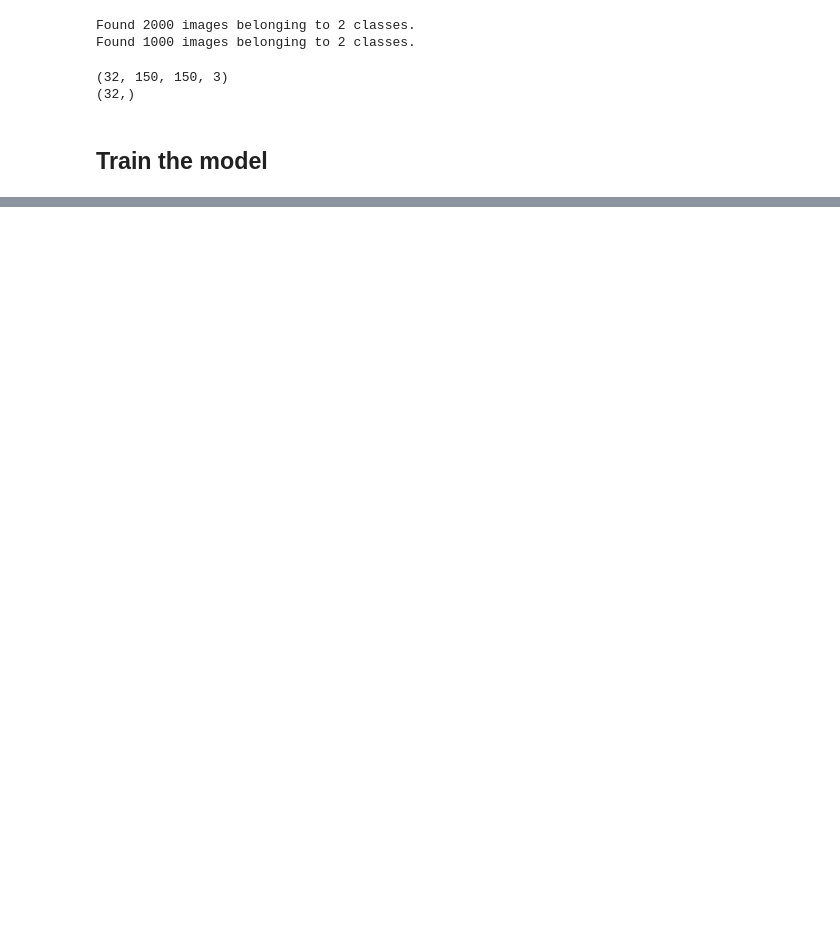
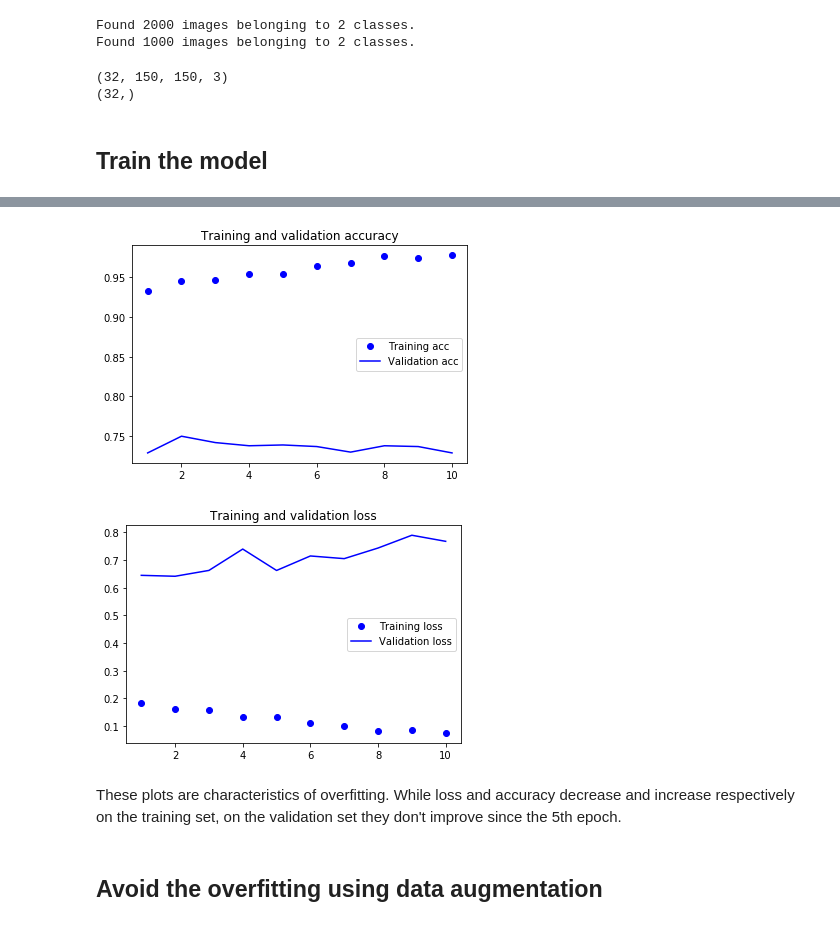
Before and after one commit to Guillem96/deep-learning-with-python, a Jupyter notebook: Chapter 05 - Deep Learning for computer vision/Dogs vs. Cats dataset - Convnet.ipynb, the cells around one changed output, grey strips where cells are left out. Saved outputs shown, nothing was run; the diff lists cells and outputs as text; code cells hidden in the pictures; blank space fills up the shorter version.

```diff
--- a/Chapter 05 - Deep Learning for computer vision/Dogs vs. Cats dataset - Convnet.ipynb
+++ b/Chapter 05 - Deep Learning for computer vision/Dogs vs. Cats dataset - Convnet.ipynb
@@ -160,7 +149,7 @@ for data_batch, labels_batch in train_generator:
 history = model.fit_generator(
     train_generator,
     steps_per_epoch=100,
-    epochs=30,
+    epochs=10,
     validation_data=validation_generator,
     validation_steps=30)
 # %% [output]
@@ -183,23 +175,30 @@ model.save('cats_and_dogs_small_1.h5')
 # %%
 import matplotlib.pyplot as plt
 
 acc = history.history['acc']
 val_acc = history.history['val_acc']
 loss = history.history['loss']
-val_loss = history.history['val_los']
+val_loss = history.history['val_loss']
 
 epochs = range(1, len(acc) + 1)
 
 plt.plot(epochs, acc, 'bo', label='Training acc')
 plt.plot(epochs, val_acc, 'b', label='Validation acc')
 plt.title('Training and validation accuracy')
 plt.legend()
 
 plt.figure()
 
 plt.plot(epochs, loss, 'bo', label='Training loss')
 plt.plot(epochs, val_loss, 'b', label='Validation loss')
 plt.title('Training and validation loss')
 plt.legend()
 
 plt.show()
+# %% [output]
+[figure, added]
+[figure, added]
+# %% [markdown]
+These plots are characteristics of overfitting. While loss and accuracy decrease and increase respectively on the training set, on the validation set they don't improve since the 5th epoch.
+# %% [markdown]
+## Avoid the overfitting using data augmentation
```
Also changed, not shown: parts of 33 cells of this notebook, 2 other files.
